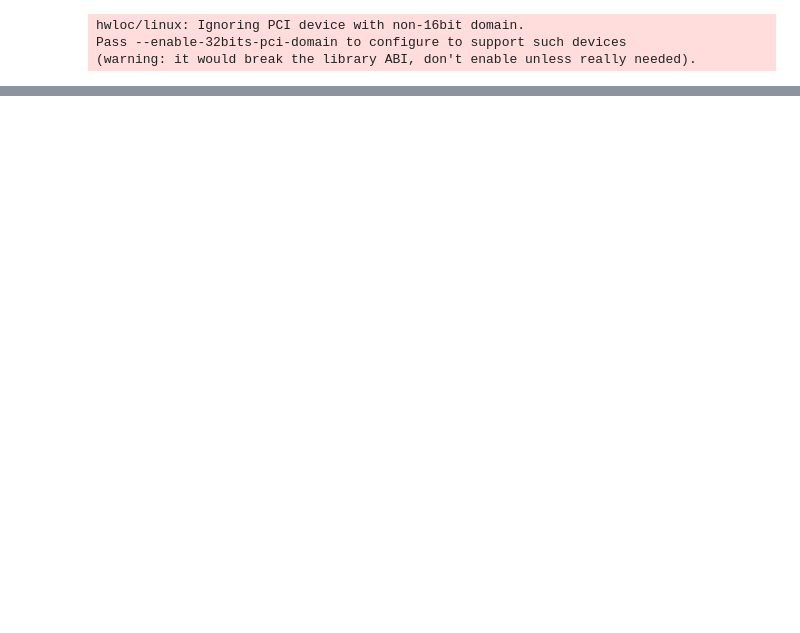
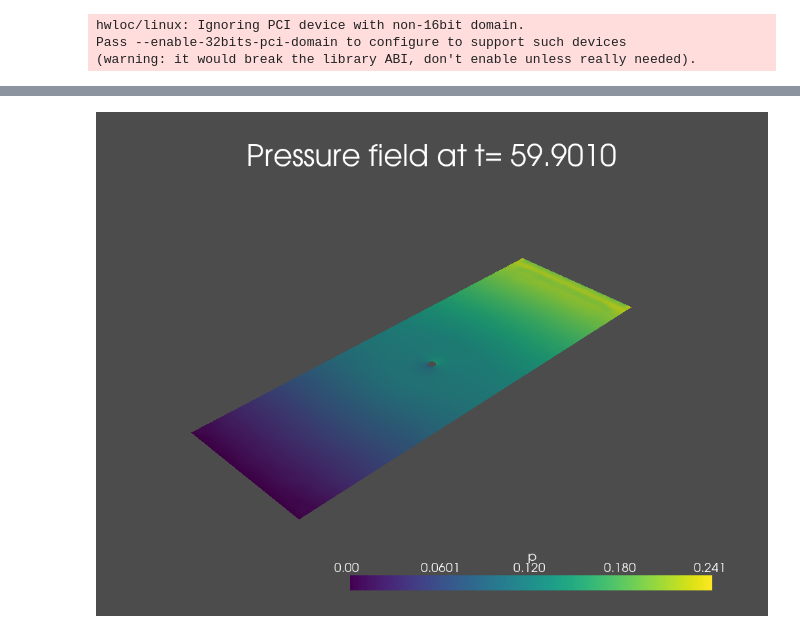
Before and after one commit to connor-duffin/sswfe, a Jupyter notebook: docs/ns-fenicsx-hdf5-output-analysis.ipynb, the cells around one changed output, grey strips where cells are left out. Cells and saved outputs as stored; diff of their text form; code cells hidden in the pictures; blank space fills up the shorter version.

```diff
--- a/docs/ns-fenicsx-hdf5-output-analysis.ipynb
+++ b/docs/ns-fenicsx-hdf5-output-analysis.ipynb
@@ -74 +84,18 @@ plotter.show(jupyter_backend="static")
+# %%
+plotter = pv.Plotter()
+plotter.add_title(f"Pressure field at t= {t[-1]:.4f}")
+
+cells, cell_types, x = plot.create_vtk_mesh(ns.Q)
+grid = pv.UnstructuredGrid(cells, cell_types, x)
+
+values = ns.p_.x.array.real
+grid.point_data["u"] = values
+
+plotter.add_mesh(grid.copy(), component=0, show_edges=False, show_scalar_bar=False)
+plotter.add_scalar_bar("p")
+plotter.camera_position = 'iso'
+# plotter.background_color = 'white'
+plotter.show(jupyter_backend="static")
+# %% [output]
+[figure, added]
 # %%
```
Also changed, not shown: parts of 5 cells of this notebook, 4 other files.
